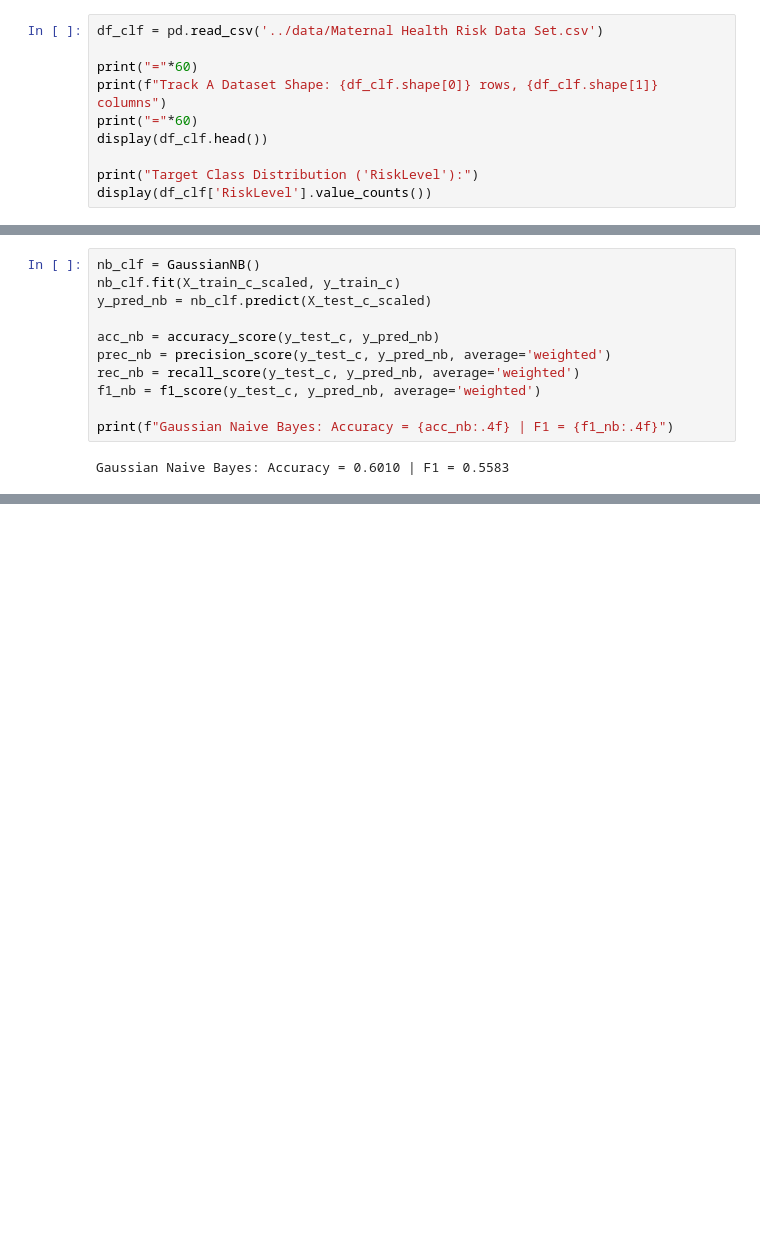
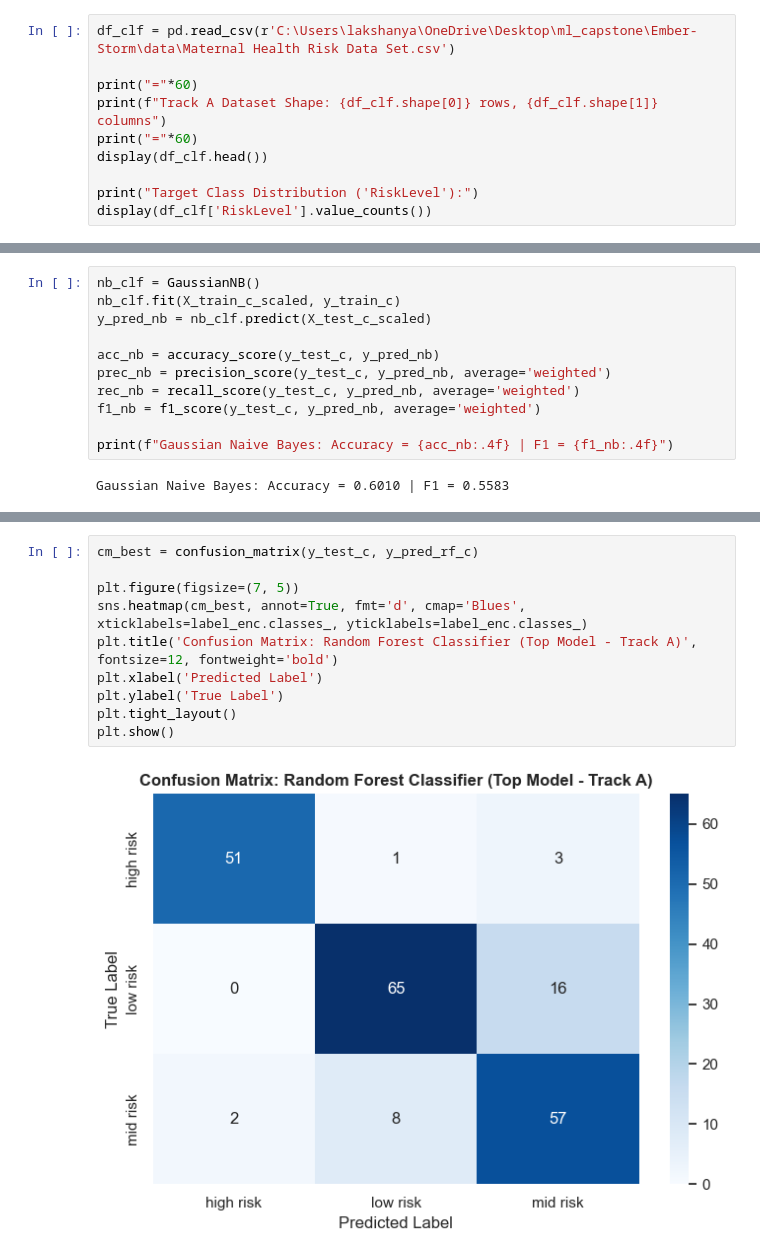
Before and after one commit to wander1112/Ember-Storm, a Jupyter notebook: notebooks/classification.ipynb, the cells around one changed output, grey strips where cells are left out. Cells and saved outputs as stored; diff of their text form; blank space fills up the shorter version.

```diff
--- a/notebooks/classification.ipynb
+++ b/notebooks/classification.ipynb
@@ -47,5 +34,5 @@ RANDOM_STATE = 42
 # %%
-df_clf = pd.read_csv('../data/Maternal Health Risk Data Set.csv')
+df_clf = pd.read_csv(r'C:\Users\lakshanya\OneDrive\Desktop\ml_capstone\Ember-Storm\data\Maternal Health Risk Data Set.csv')
 
 print("="*60)
 print(f"Track A Dataset Shape: {df_clf.shape[0]} rows, {df_clf.shape[1]} columns")
@@ -187,0 +218,12 @@ Logistic Regression: Accuracy = 0.6207 | F1 = 0.6039
+# %%
+cm_best = confusion_matrix(y_test_c, y_pred_rf_c)
+
+plt.figure(figsize=(7, 5))
+sns.heatmap(cm_best, annot=True, fmt='d', cmap='Blues', xticklabels=label_enc.classes_, yticklabels=label_enc.classes_)
+plt.title('Confusion Matrix: Random Forest Classifier (Top Model - Track A)', fontsize=12, fontweight='bold')
+plt.xlabel('Predicted Label')
+plt.ylabel('True Label')
+plt.tight_layout()
+plt.show()
+# %% [output]
+[figure, added]
```
Also changed, not shown: parts of 17 cells of this notebook.
